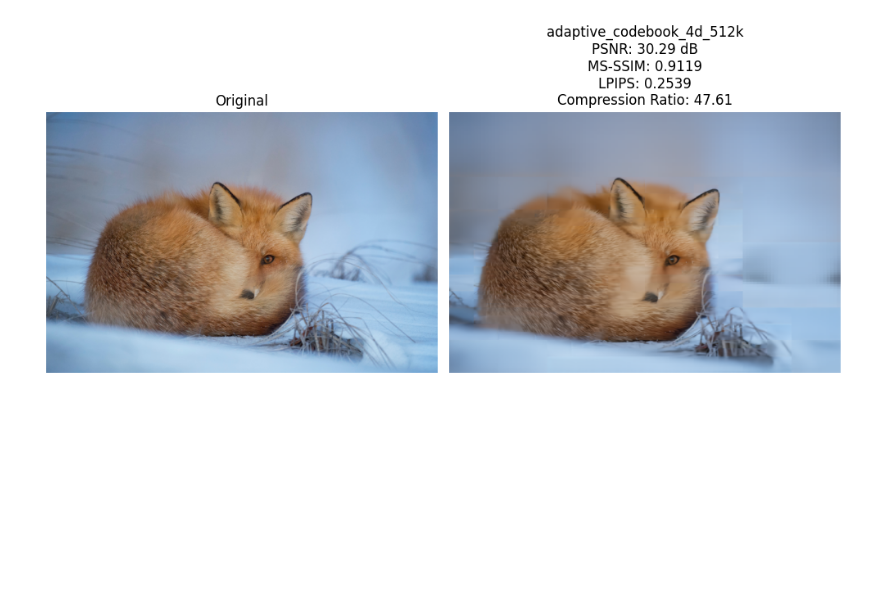
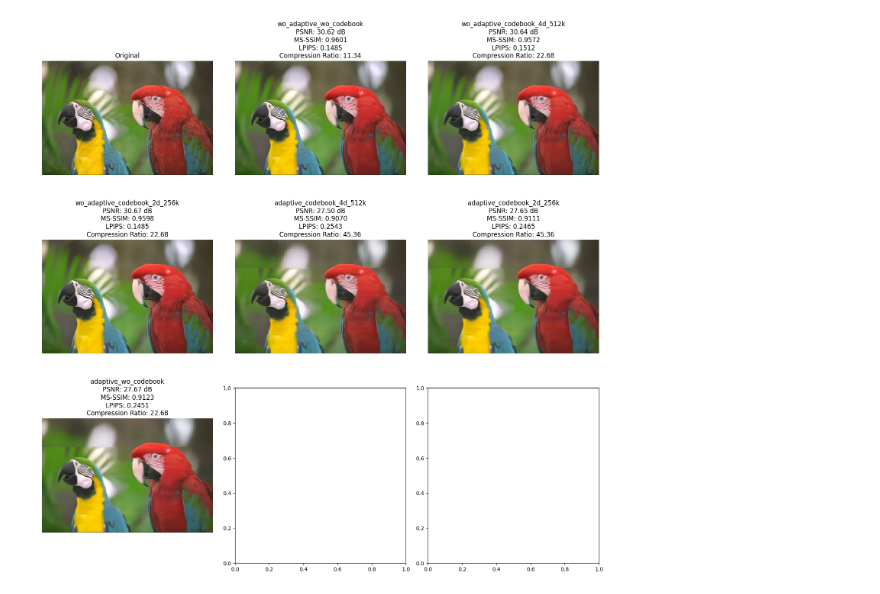
Before and after one commit to tharusha-pathirana/swin-semantic-communication, a Jupyter notebook: plot_results.ipynb, the cells around one changed output. Drawn from its saved outputs; the diff is of its cells as text; code cells hidden in the pictures; blank space fills up the shorter version.

Commit message:
Plotting

```diff
--- a/plot_results.ipynb
+++ b/plot_results.ipynb
@@ -31,6 +31,34 @@ def calculate_lpips(original, recon, resolution):
     img2 = transform(Image.open(recon).convert("RGB")).unsqueeze(0)
     return model(img1, img2).item()
 
+def prepare_image_path(original_path):
+
+    MAX_DIM = 3500  # Change this value easily if needed
+
+    ext = os.path.splitext(original_path)[-1].lower()
+    with Image.open(original_path) as img:
+        w, h = img.size
+        needs_conversion = ext in [".jpg", ".jpeg", ".dng"]
+        needs_resize = max(w, h) > MAX_DIM
+
+        if needs_conversion or needs_resize:
+            scale = MAX_DIM / max(w, h) if needs_resize else 1.0
+            new_size = (int(w * scale), int(h * scale)) if needs_resize else (w, h)
+
+            if needs_resize:
+                img = img.resize(new_size, Image.LANCZOS)
+
+            base_name = os.path.splitext(os.path.basename(original_path))[0]
+            temp_path = f"{base_name}.png"
+
+            # temp_path = "image.png"
+            img.save(temp_path, format="PNG")
+            # print(f"Image processed and saved to {temp_path} with size {new_size}")
+            return temp_path
+        else:
+            return original_path
+
+
 # ---------------- Model Condition Mapping ----------------
 model_conditions = {
     "adaptive_codebook_4d_512k": {"Adaptive": "TRUE", "CodebookUsed": "TRUE", "d": "4", "k": "512"},
@@ -48,6 +76,7 @@ model_conditions = {
 # ---------------- Main Function ----------------
 def compare_models(image_path, model_labels):
     df = pd.read_excel("results_summary.xlsx")
+    image_path = prepare_image_path(image_path)
     image_name = os.path.splitext(os.path.basename(image_path))[0].lower()
 
     primary_df = df[df['ImagePath'].str.lower() == image_name].copy()
@@ -147,7 +176,7 @@ def compare_models(image_path, model_labels):
 # )
 # %%
 compare_models(
-    "./Datasets/Div2K/DIV2K_valid_HR/DIV2K_valid_HR/0862.png",
+    "Datasets/Kodak/kodim23.png",
     [
         "wo_adaptive_wo_codebook",
         "wo_adaptive_codebook_4d_512k",
@@ -163 +190 @@ Loading model from: c:\Python311\cv\Lib\site-packages\lpips\weights\v0.1\alex.pt
-[figure, old version]
+[figure, new version]
```
Also changed, not shown: parts of 1 cell of this notebook.
